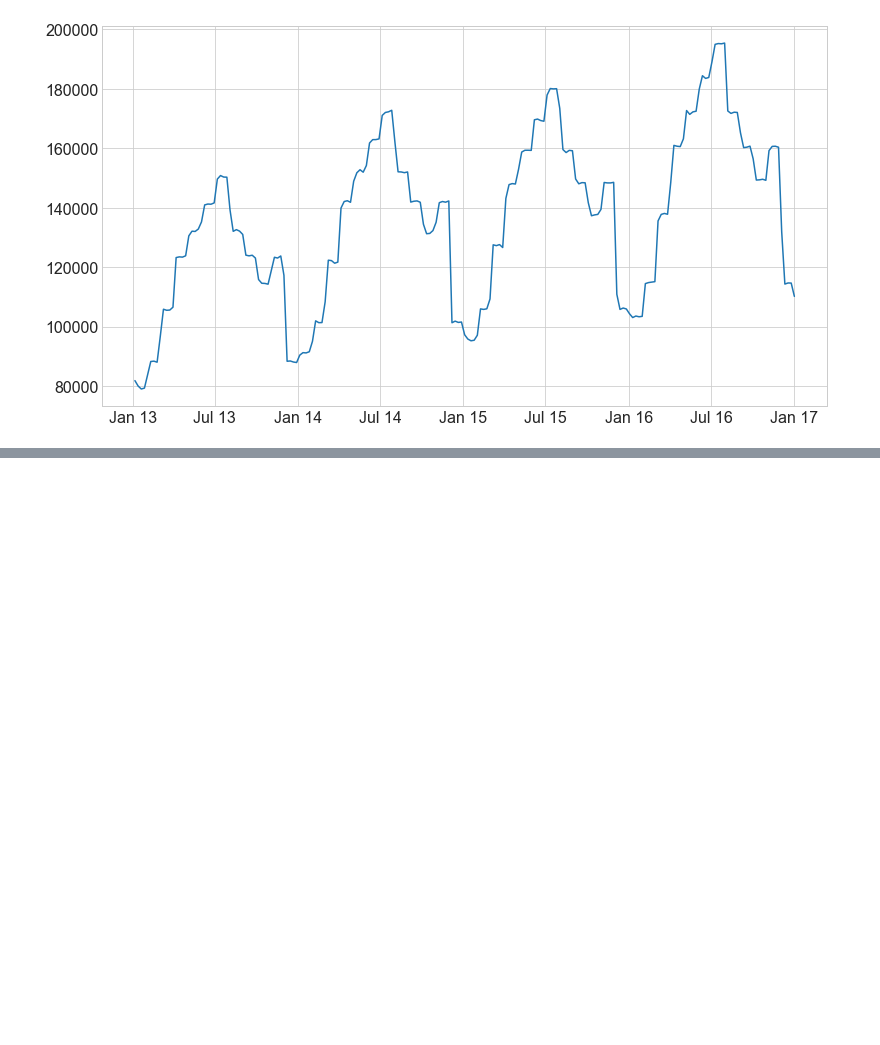
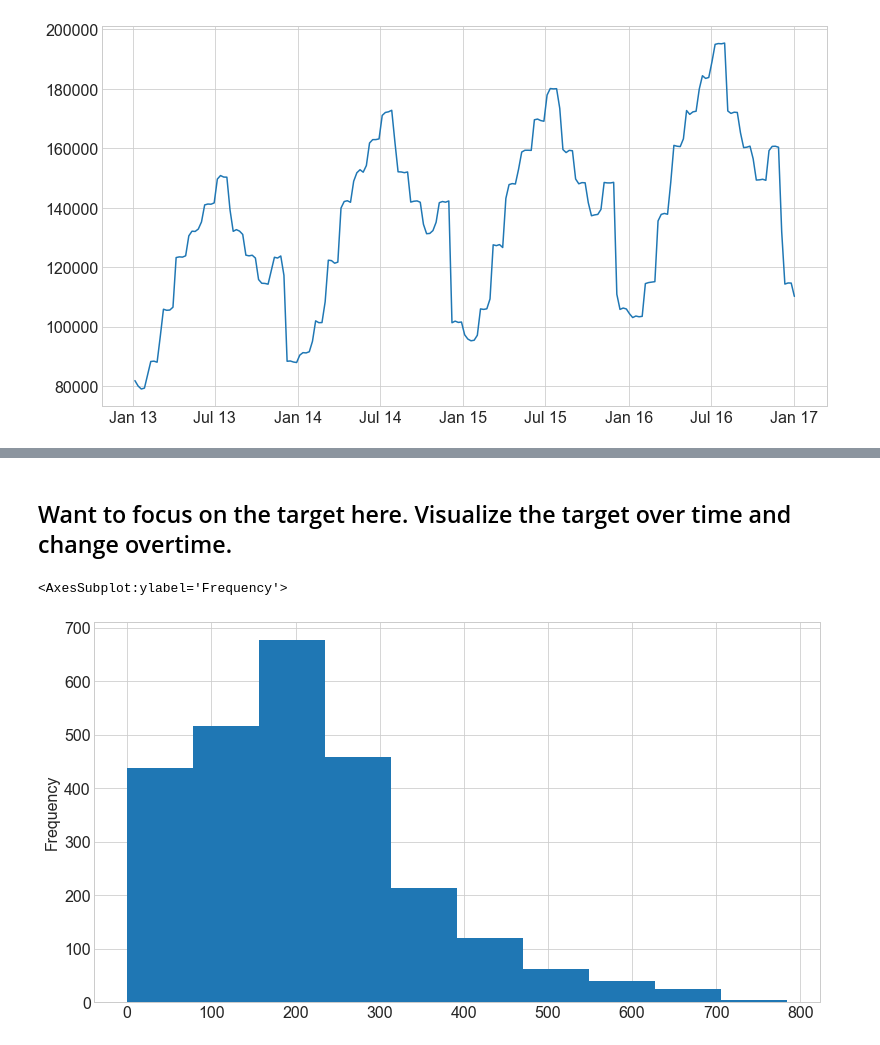
Before and after one commit to RobLMurphy92/time-series-exercises, a Jupyter notebook: explore.ipynb, the cells around one changed output, grey strips where cells are left out. Drawn from its saved outputs; the diff is of its cells as text; code cells hidden in the pictures; blank space fills up the shorter version.

```diff
--- a/explore.ipynb
+++ b/explore.ipynb
@@ -439,0 +579,8 @@ ax.xaxis.set_major_formatter(DateFormatter('%b %y'))
+# %% [markdown]
+## Want to focus on the target here. Visualize the target over time and change overtime.
+# %%
+# looking at distribution of the target
+y.plot.hist()
+# %% [output]
+<AxesSubplot:ylabel='Frequency'>
+[figure, added]
```
Also changed, not shown: parts of 63 cells of this notebook.
